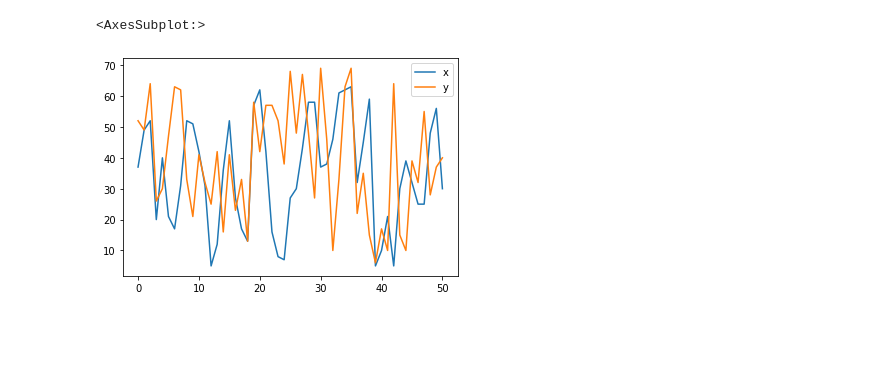
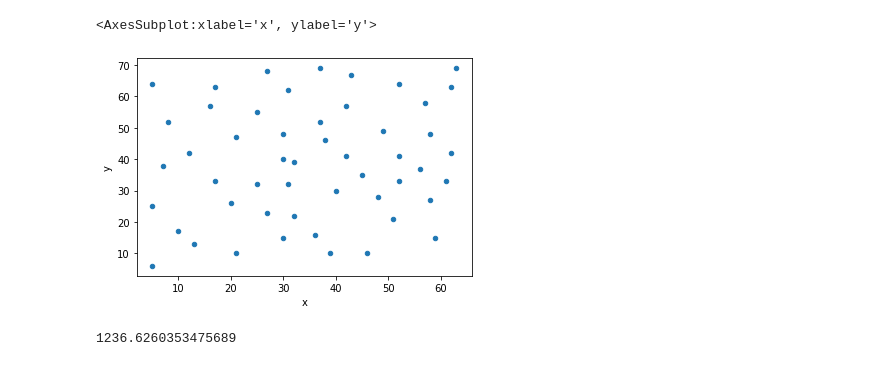
Before and after one commit to Caesar-blip/stochsim_assignment3, a Jupyter notebook: assignment3.ipynb, the cells around one changed output. Drawn from its saved outputs; the diff is of its cells as text; code cells hidden in the pictures; blank space fills up the shorter version.

Commit message:
initial functions for visualizing and creating datastructures

```diff
--- a/assignment3.ipynb
+++ b/assignment3.ipynb
@@ -6,7 +7,7 @@ import pandas as pd
 # %%
-df = pd.read_csv("data/eil51.tsp.txt", skiprows=6, names=["id", "x", "y"], header=None, delimiter = ' ')
+df = pd.read_csv("data/eil51.tsp.txt", skiprows=6, names=["id", "x", "y"], header=None, delimiter = ' ', index_col=0)
 # %%
-df.plot()
+df.plot.scatter("x", "y")
 # %% [output]
-<AxesSubplot:>
+<AxesSubplot:xlabel='x', ylabel='y'>
-[figure, old version]
+[figure, new version]
@@ -12,0 +40,4 @@ df.plot()
+# %%
+total_distance(solution, df)
+# %% [output]
+1236.6260353475689
```
Also changed, not shown: parts of 7 cells of this notebook.
